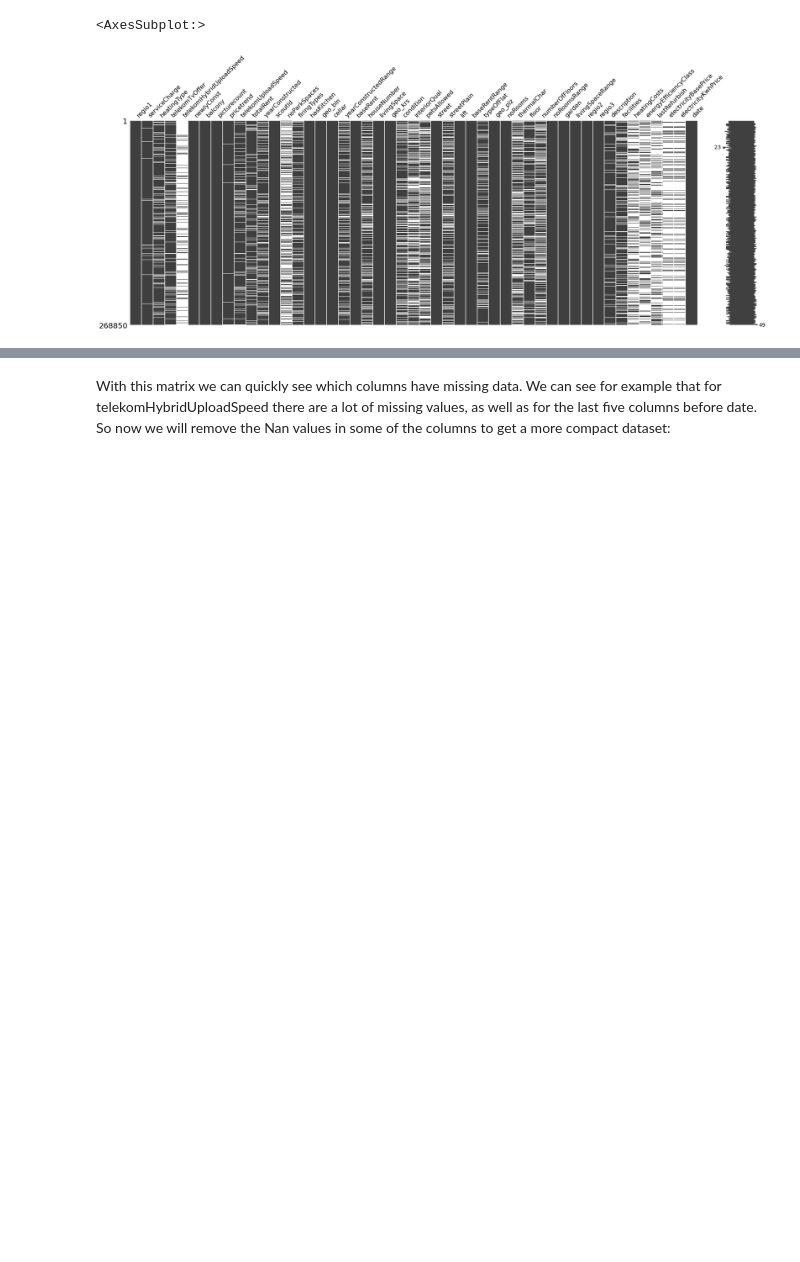
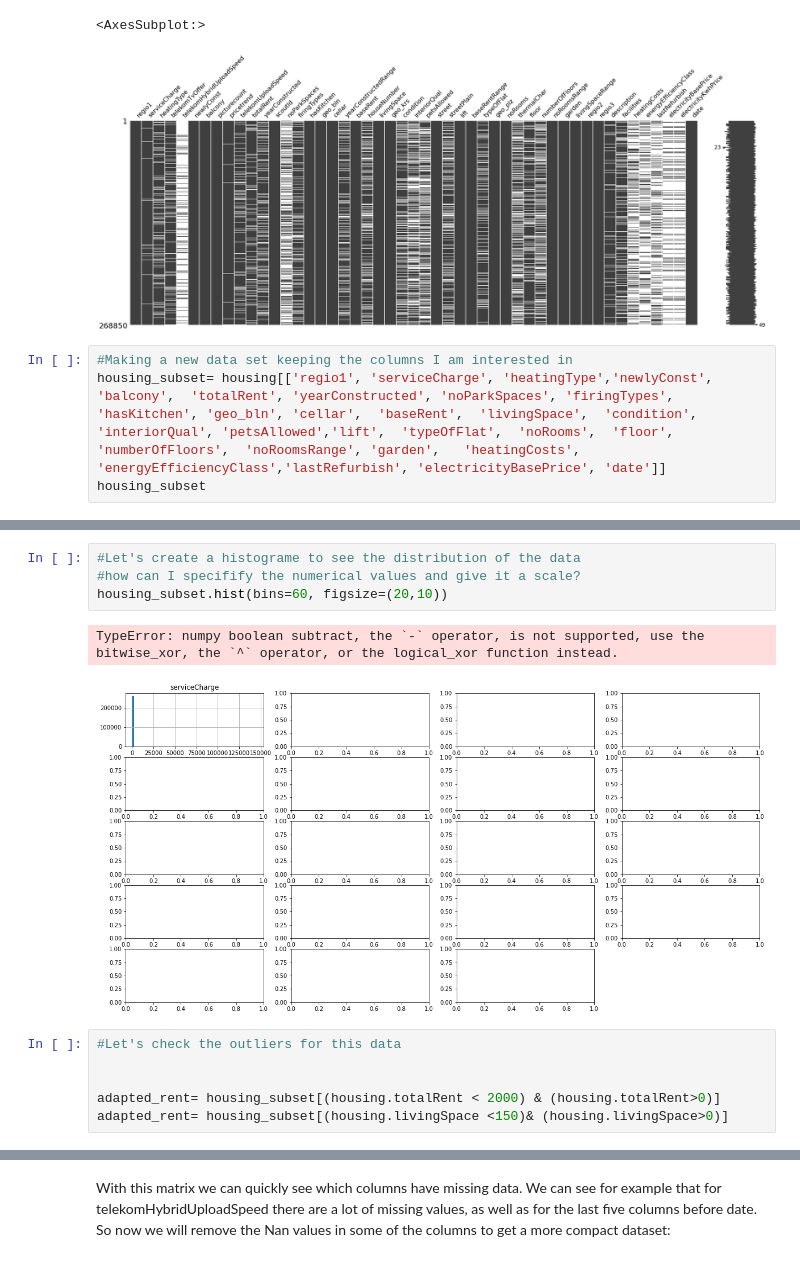
Before and after one commit to eriglesias/housing_prices_DEU, a Jupyter notebook: housing_analysis_de.ipynb, the cells around one changed output, grey strips where cells are left out. Cells and saved outputs as stored; diff of their text form; blank space fills up the shorter version.

Commit message:
small changes on data exploration

```diff
--- a/housing_analysis_de.ipynb
+++ b/housing_analysis_de.ipynb
@@ -149,3 +152,7 @@ missingno.matrix(housing,figsize =(30,10))
 # %% [output]
 <AxesSubplot:>
 [figure]
+# %%
+#Making a new data set keeping the columns I am interested in
+housing_subset= housing[['regio1', 'serviceCharge', 'heatingType','newlyConst', 'balcony',  'totalRent', 'yearConstructed', 'noParkSpaces', 'firingTypes', 'hasKitchen', 'geo_bln', 'cellar',  'baseRent',  'livingSpace',  'condition', 'interiorQual', 'petsAllowed','lift',  'typeOfFlat',  'noRooms',  'floor', 'numberOfFloors',  'noRoomsRange', 'garden',   'heatingCosts', 'energyEfficiencyClass','lastRefurbish', 'electricityBasePrice', 'date']]
+housing_subset
@@ -151,0 +225,13 @@ missingno.matrix(housing,figsize =(30,10))
+# %%
+#Let's create a histograme to see the distribution of the data
+#how can I specifify the numerical values and give it a scale?
+housing_subset.hist(bins=60, figsize=(20,10))
+# %% [output]
+TypeError: numpy boolean subtract, the `-` operator, is not supported, use the bitwise_xor, the `^` operator, or the logical_xor function instead.
+[figure, added]
+# %%
+#Let's check the outliers for this data
+
+
+adapted_rent= housing_subset[(housing.totalRent < 2000) & (housing.totalRent>0)]
+adapted_rent= housing_subset[(housing.livingSpace <150)& (housing.livingSpace>0)]
```
Also changed, not shown: parts of 29 cells of this notebook.
